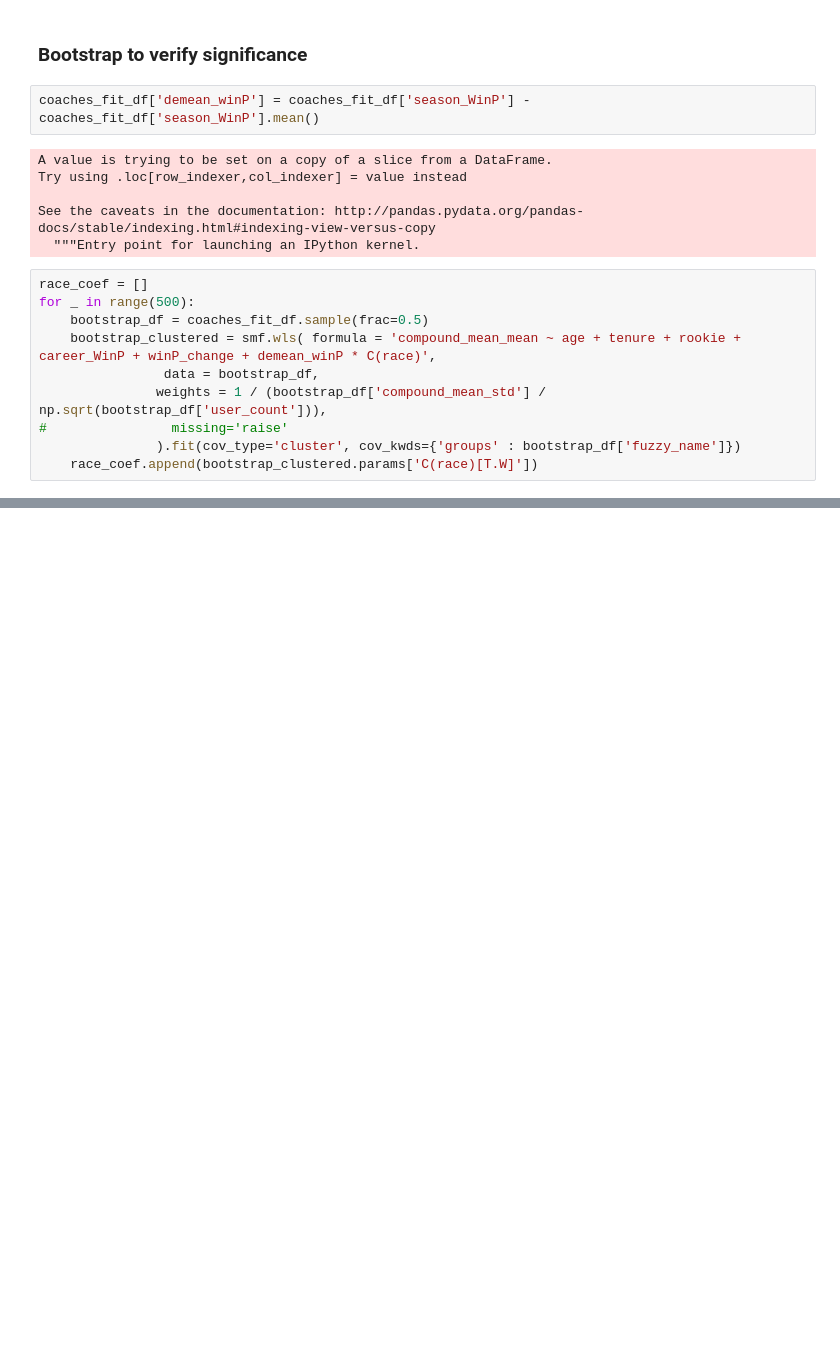
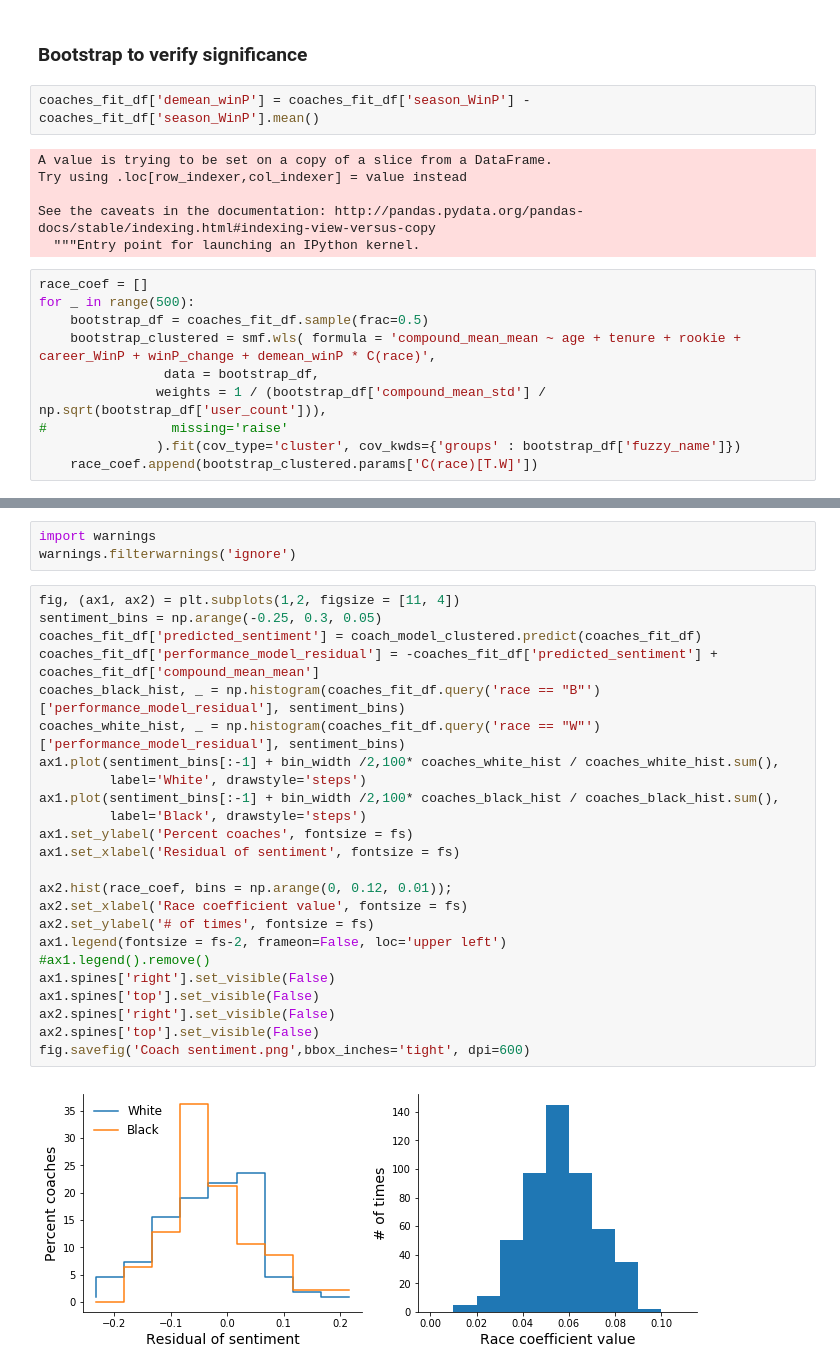
Before and after one commit to map222/trailofpapers, a Jupyter notebook: sentiment_sports/nba-sentiment.ipynb, the cells around one changed output, grey strips where cells are left out. Cells and saved outputs as stored; diff of their text form; blank space fills up the shorter version.

```diff
--- a/sentiment_sports/nba-sentiment.ipynb
+++ b/sentiment_sports/nba-sentiment.ipynb
@@ -977,0 +967,29 @@ Text(0,0.5,'# of times')
+# %%
+import warnings
+warnings.filterwarnings('ignore')
+# %%
+fig, (ax1, ax2) = plt.subplots(1,2, figsize = [11, 4])
+sentiment_bins = np.arange(-0.25, 0.3, 0.05)
+coaches_fit_df['predicted_sentiment'] = coach_model_clustered.predict(coaches_fit_df)
+coaches_fit_df['performance_model_residual'] = -coaches_fit_df['predicted_sentiment'] + coaches_fit_df['compound_mean_mean']
+coaches_black_hist, _ = np.histogram(coaches_fit_df.query('race == "B"')['performance_model_residual'], sentiment_bins)
+coaches_white_hist, _ = np.histogram(coaches_fit_df.query('race == "W"')['performance_model_residual'], sentiment_bins)
+ax1.plot(sentiment_bins[:-1] + bin_width /2,100* coaches_white_hist / coaches_white_hist.sum(),
+         label='White', drawstyle='steps')
+ax1.plot(sentiment_bins[:-1] + bin_width /2,100* coaches_black_hist / coaches_black_hist.sum(),
+         label='Black', drawstyle='steps')
+ax1.set_ylabel('Percent coaches', fontsize = fs)
+ax1.set_xlabel('Residual of sentiment', fontsize = fs)
+
+ax2.hist(race_coef, bins = np.arange(0, 0.12, 0.01));
+ax2.set_xlabel('Race coefficient value', fontsize = fs)
+ax2.set_ylabel('# of times', fontsize = fs)
+ax1.legend(fontsize = fs-2, frameon=False, loc='upper left')
+#ax1.legend().remove()
+ax1.spines['right'].set_visible(False)
+ax1.spines['top'].set_visible(False)
+ax2.spines['right'].set_visible(False)
+ax2.spines['top'].set_visible(False)
+fig.savefig('Coach sentiment.png',bbox_inches='tight', dpi=600)
+# %% [output]
+[figure, added]
```
Also changed, not shown: parts of 10 cells of this notebook.
